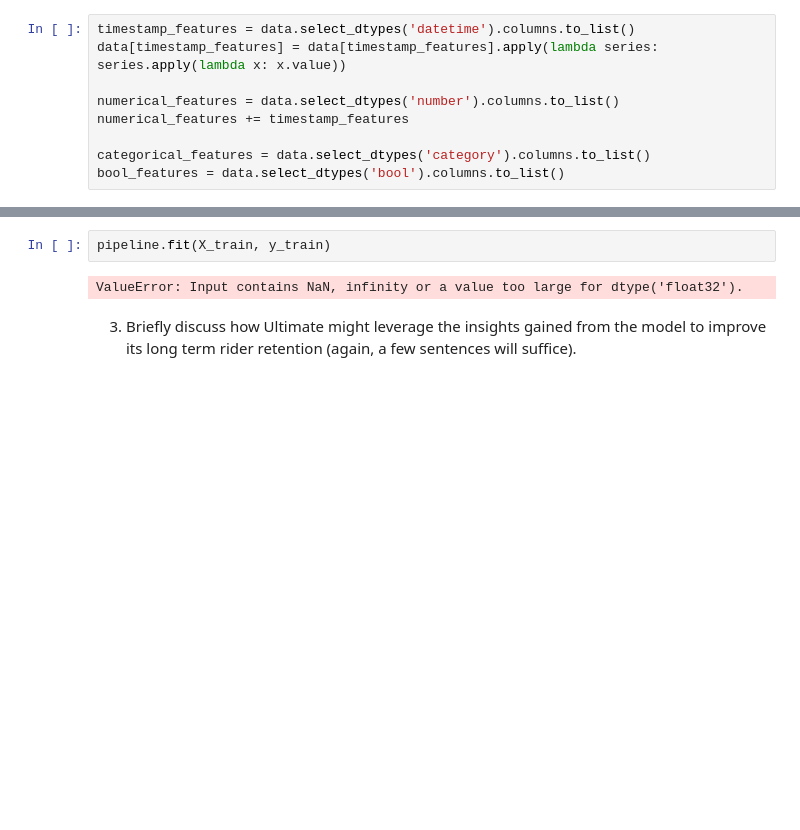
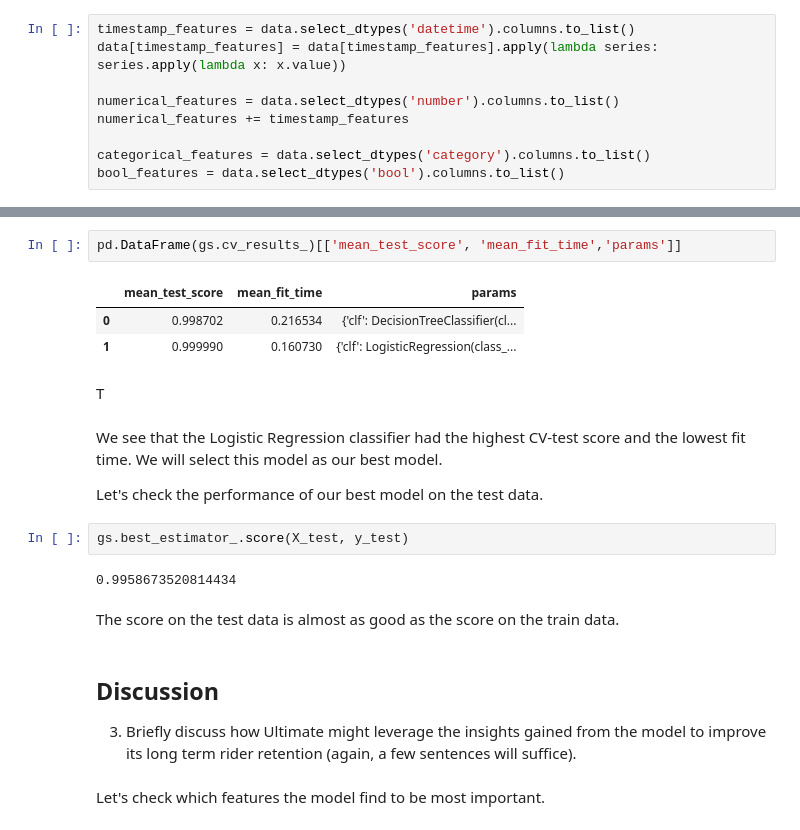
Before and after one commit to allen44/ultimate-challenge, a Jupyter notebook: ultimate-analysis.ipynb, the cells around one changed output, grey strips where cells are left out. Cells and saved outputs as stored; diff of their text form; blank space fills up the shorter version.

```diff
--- a/ultimate-analysis.ipynb
+++ b/ultimate-analysis.ipynb
@@ -401,6 +410,25 @@ Pipeline(memory='C:\\Users\\allen\\AppData\\Local\\Temp\\tmpwzib914v',
-# %%
-pipeline.fit(X_train, y_train)
-# %% [output]
-ValueError: Input contains NaN, infinity or a value too large for dtype('float32').
+# %%
+pd.DataFrame(gs.cv_results_)[['mean_test_score', 'mean_fit_time','params']]
+# %% [output]
+|  | mean_test_score | mean_fit_time | params |
+| 0 | 0.998702 | 0.216534 | {'clf': DecisionTreeClassifier(cl... |
+| 1 | 0.999990 | 0.160730 | {'clf': LogisticRegression(class_... |
+# %% [markdown]
+T
+# %% [markdown]
+We see that the Logistic Regression classifier had the highest CV-test score and the lowest fit time.
+We will select this model as our best model.
+
+Let's check the performance of our best model on the test data.
+# %%
+gs.best_estimator_.score(X_test, y_test)
+# %% [output]
+0.9958673520814434
+# %% [markdown]
+The score on the test data  is almost as good as the score on the train data.
 # %% [markdown]
+## Discussion
+
 3. Briefly discuss how Ultimate might leverage the insights gained from the model to improve its long­ term rider retention (again, a few sentences will suffice).
+# %% [markdown]
+Let's check which features the model find to be most important.
```
Also changed, not shown: parts of 12 cells of this notebook.
